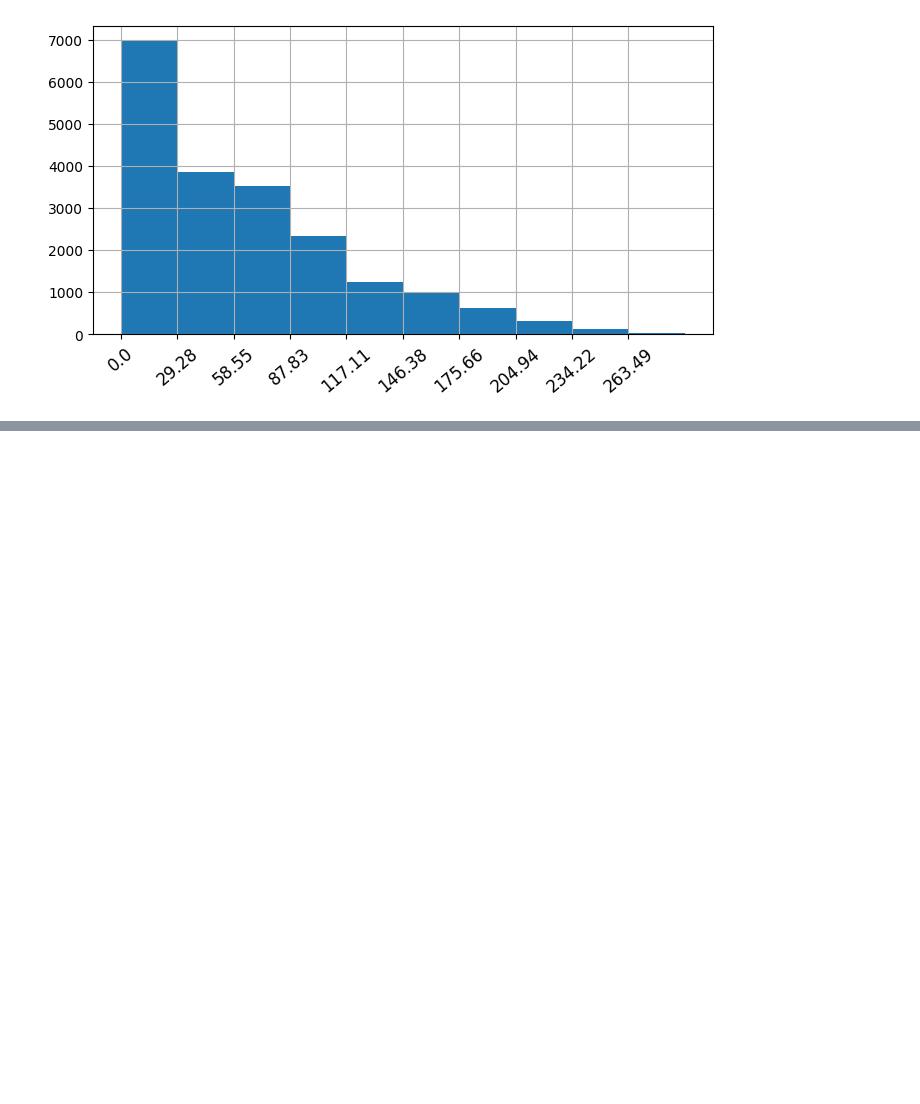
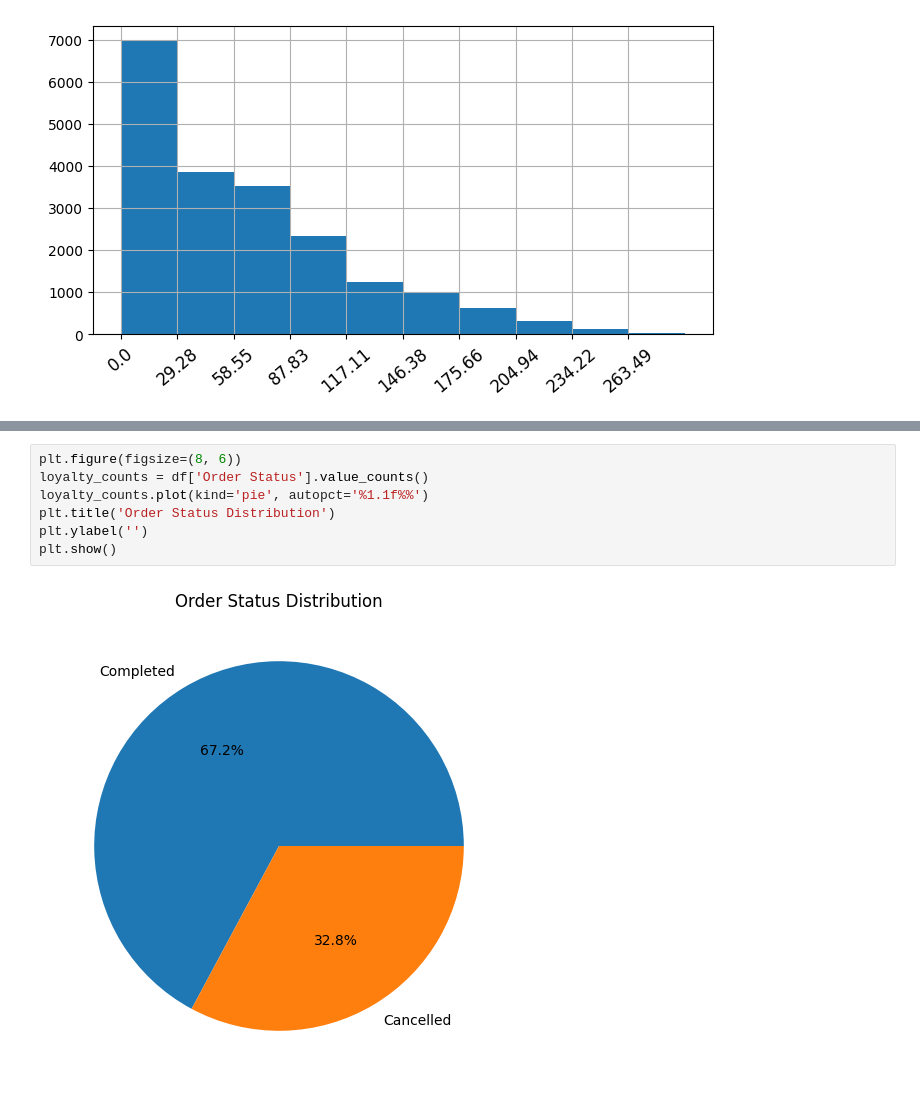
Before and after one commit to AllenWang99/data_cleaning_and_visualization, a Jupyter notebook: kaggle_project.ipynb, the cells around one changed output, grey strips where cells are left out. Cells and saved outputs as stored; diff of their text form; blank space fills up the shorter version.

```diff
--- a/kaggle_project.ipynb
+++ b/kaggle_project.ipynb
@@ -241,0 +270,9 @@ There are 147 of outliers for Add-on Total.
+# %%
+plt.figure(figsize=(8, 6))
+loyalty_counts = df['Order Status'].value_counts()
+loyalty_counts.plot(kind='pie', autopct='%1.1f%%')
+plt.title('Order Status Distribution')
+plt.ylabel('')
+plt.show()
+# %% [output]
+[figure, added]
```
Also changed, not shown: parts of 42 cells of this notebook, 1 other file.
